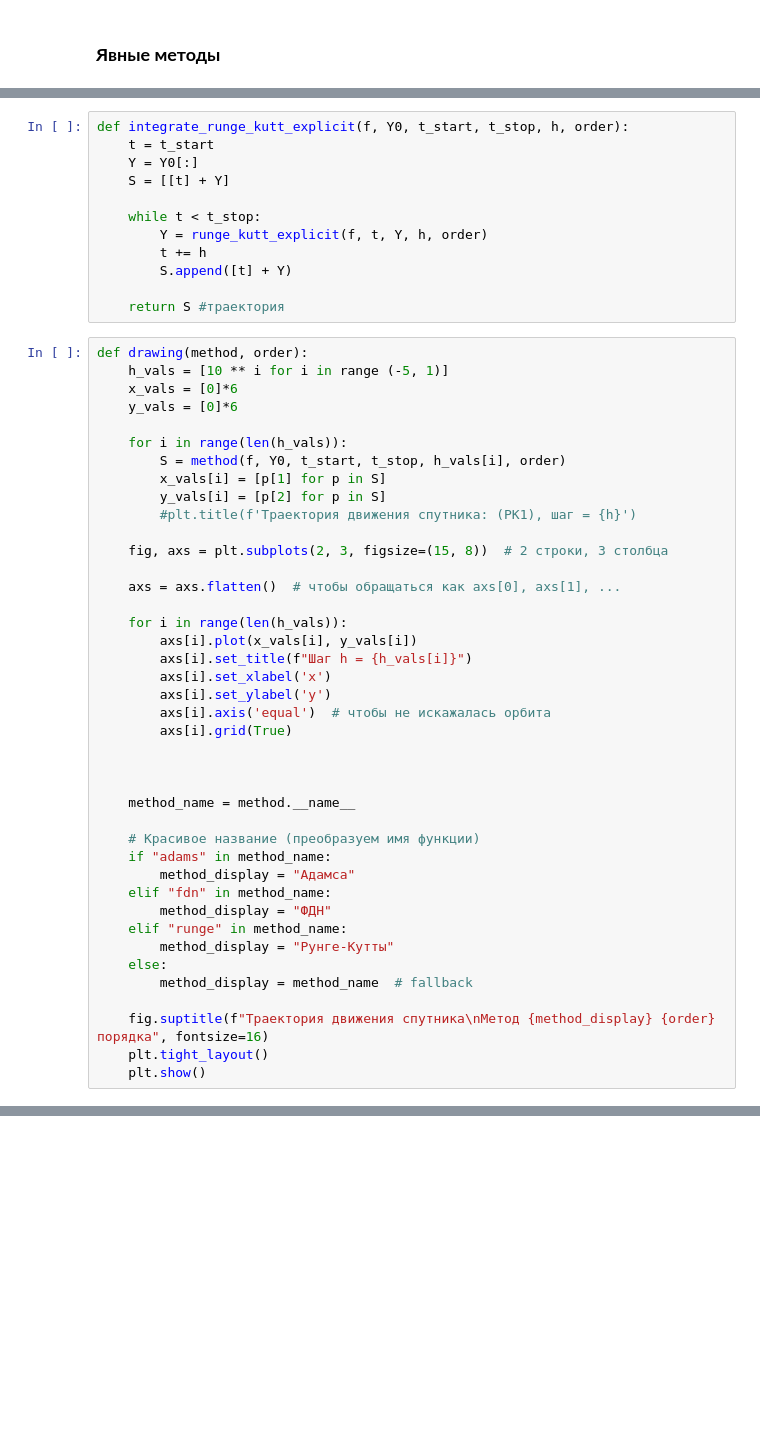
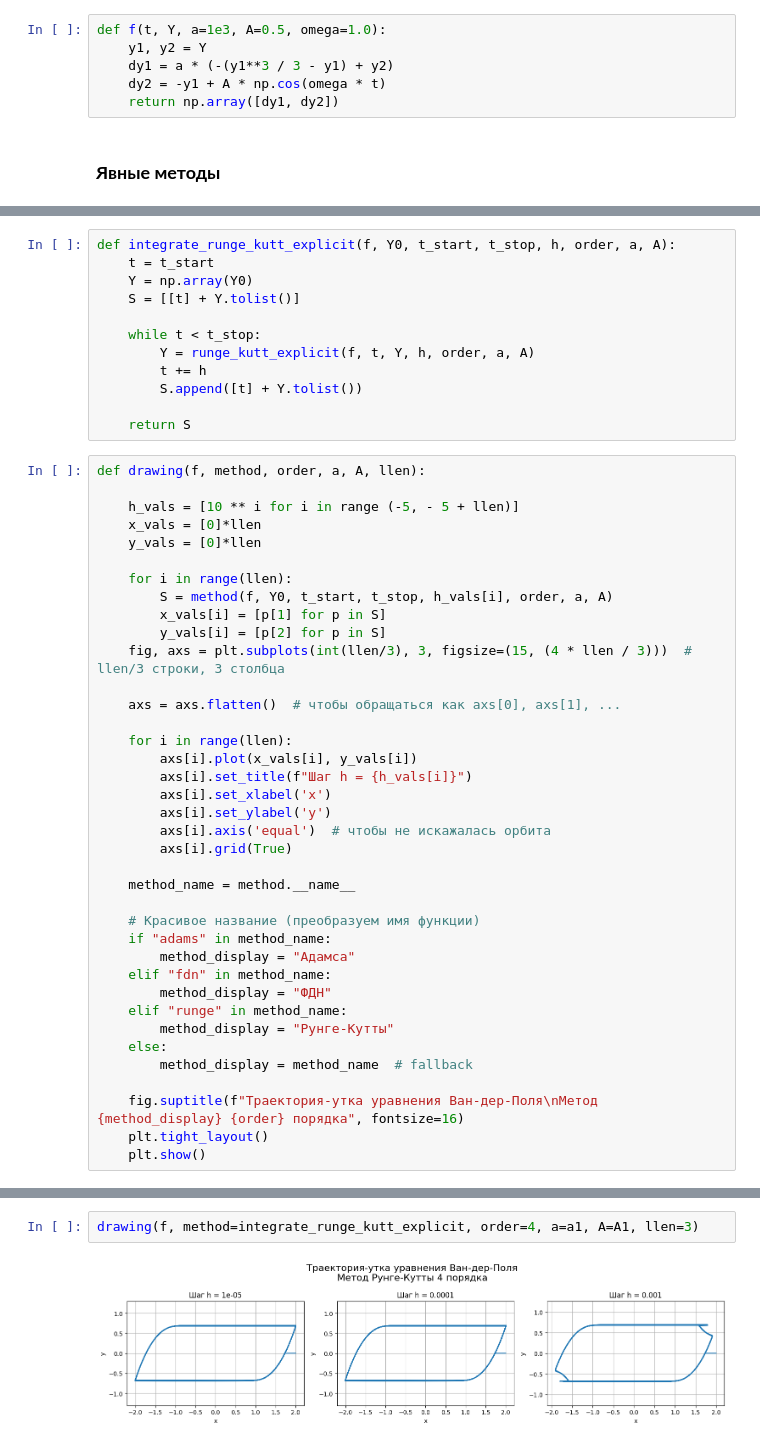
Before and after one commit to oncominglane/computational_mathematics, a Jupyter notebook: sem2/lab2/lab2.ipynb, the cells around one changed output, grey strips where cells are left out. Saved outputs shown, nothing was run; the diff lists cells and outputs as text; blank space fills up the shorter version.

Commit message:
added explicit runge kutt for rigid systems

```diff
--- a/sem2/lab2/lab2.ipynb
+++ b/sem2/lab2/lab2.ipynb
@@ -39,2 +41,8 @@ def f(t, Y):
+# %%
+def f(t, Y, a=1e3, A=0.5, omega=1.0):
+    y1, y2 = Y
+    dy1 = a * (-(y1**3 / 3 - y1) + y2)
+    dy2 = -y1 + A * np.cos(omega * t)
+    return np.array([dy1, dy2])
 # %% [markdown]
 ### **Явные методы**
@@ -73,42 +78,39 @@ def runge_kutt_explicit(f, t, Y, h, order):
         print("ERROR! Порядок должен быть от 1 до 4")
         return
 # %%
-def integrate_runge_kutt_explicit(f, Y0, t_start, t_stop, h, order):
+def integrate_runge_kutt_explicit(f, Y0, t_start, t_stop, h, order, a, A):
     t = t_start
-    Y = Y0[:]
-    S = [[t] + Y]
+    Y = np.array(Y0)
+    S = [[t] + Y.tolist()]
 
     while t < t_stop:
-        Y = runge_kutt_explicit(f, t, Y, h, order)
+        Y = runge_kutt_explicit(f, t, Y, h, order, a, A)
         t += h
-        S.append([t] + Y)
+        S.append([t] + Y.tolist())
 
-    return S #траектория
+    return S
 # %%
-def drawing(method, order):
-    h_vals = [10 ** i for i in range (-5, 1)]
-    x_vals = [0]*6
-    y_vals = [0]*6
+def drawing(f, method, order, a, A, llen):
 
-    for i in range(len(h_vals)):
-        S = method(f, Y0, t_start, t_stop, h_vals[i], order)
+    h_vals = [10 ** i for i in range (-5, - 5 + llen)]
+    x_vals = [0]*llen
+    y_vals = [0]*llen
+
+    for i in range(llen):
+        S = method(f, Y0, t_start, t_stop, h_vals[i], order, a, A)
         x_vals[i] = [p[1] for p in S]
         y_vals[i] = [p[2] for p in S]
-        #plt.title(f'Траектория движения спутника: (РК1), шаг = {h}')
-
-    fig, axs = plt.subplots(2, 3, figsize=(15, 8))  # 2 строки, 3 столбца
+    fig, axs = plt.subplots(int(llen/3), 3, figsize=(15, (4 * llen / 3)))  # llen/3 строки, 3 столбца
 
     axs = axs.flatten()  # чтобы обращаться как axs[0], axs[1], ...
 
-    for i in range(len(h_vals)):
+    for i in range(llen):
         axs[i].plot(x_vals[i], y_vals[i])
         axs[i].set_title(f"Шаг h = {h_vals[i]}")
         axs[i].set_xlabel('x')
         axs[i].set_ylabel('y')
         axs[i].axis('equal')  # чтобы не искажалась орбита
         axs[i].grid(True)
-
-
 
     method_name = method.__name__
 
@@ -122,6 +124,6 @@ def drawing(method, order):
     else:
         method_display = method_name  # fallback
 
-    fig.suptitle(f"Траектория движения спутника\nМетод {method_display} {order} порядка", fontsize=16)
+    fig.suptitle(f"Траектория-утка уравнения Ван-дер-Поля\nМетод {method_display} {order} порядка", fontsize=16)
     plt.tight_layout()
     plt.show()
@@ -127,0 +143,4 @@ def drawing(method, order):
+# %%
+drawing(f, method=integrate_runge_kutt_explicit, order=4, a=a1, A=A1, llen=3)
+# %% [output]
+[figure, added]
```
Also changed, not shown: parts of 25 cells of this notebook.
